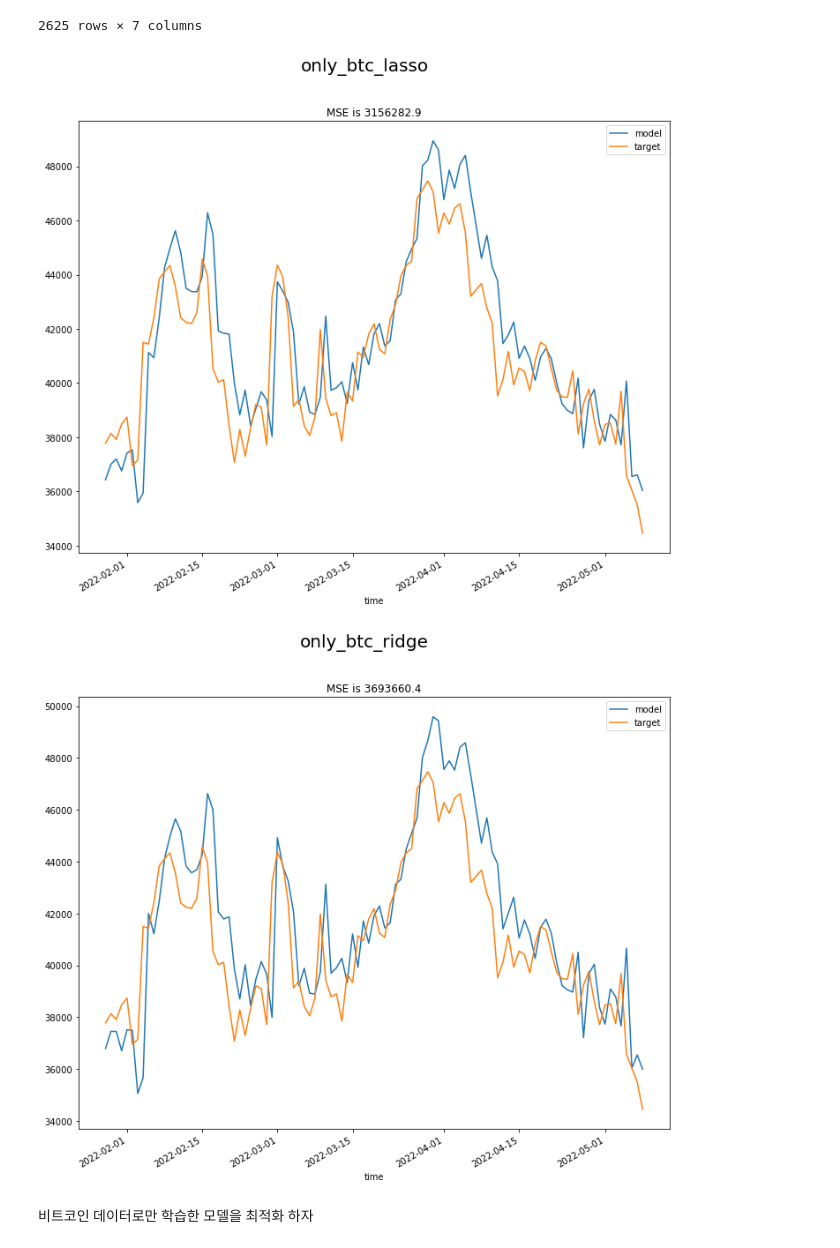
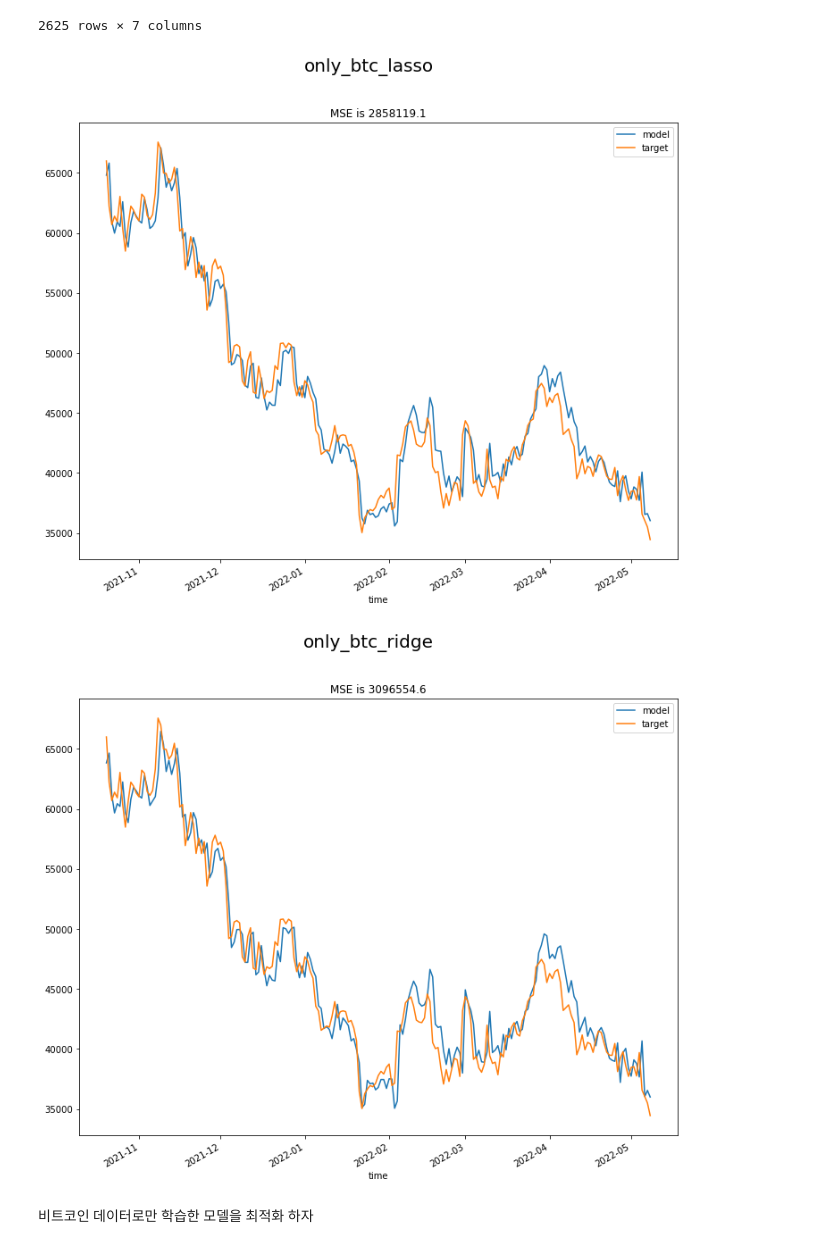
Before and after one commit to Think-JIn99/All-about-Market, a Jupyter notebook: trading/Jeong/machine_trade/model/model_test copy.ipynb, the cells around one changed output. Drawn from its saved outputs; the diff is of its cells as text; code cells hidden in the pictures.

```diff
--- a/trading/Jeong/machine_trade/model/model_test copy.ipynb
+++ b/trading/Jeong/machine_trade/model/model_test copy.ipynb
@@ -46,16 +47,16 @@ X
 | 2022-05-07 | 35.278 | -1338.842 | 27908.839 | 12.998 | 60.490 | -1.495 | -243.160 |
 2625 rows × 7 columns
 # %%
-lasso_only_predict = btc_lasso.predict(X)
-ridge_only_predict = btc_ridge.predict(X)
+lasso_only_predict = pd.Series(btc_lasso.predict(X), index=y.index)
+ridge_only_predict = pd.Series(btc_ridge.predict(X), index=y.index)
 # %%
-eval_model.visualize_plot(lasso_only_predict[-100:], y[-100:], name="only_btc_lasso")
+eval_model.visualize_plot(lasso_only_predict[-200:], y[-200:], name="only_btc_lasso")
 # %% [output]
-[figure, old version]
+[figure, new version]
 # %%
-eval_model.visualize_plot(ridge_only_predict[-100:], y[-100:], name="only_btc_ridge")
+eval_model.visualize_plot(ridge_only_predict[-200:], y[-200:], name="only_btc_ridge")
 # %% [output]
-[figure, old version]
+[figure, new version]
 # %% [markdown]
 비트코인 데이터로만 학습한 모델을 최적화 하자
 # %%
```
Also changed, not shown: parts of 22 cells of this notebook.
